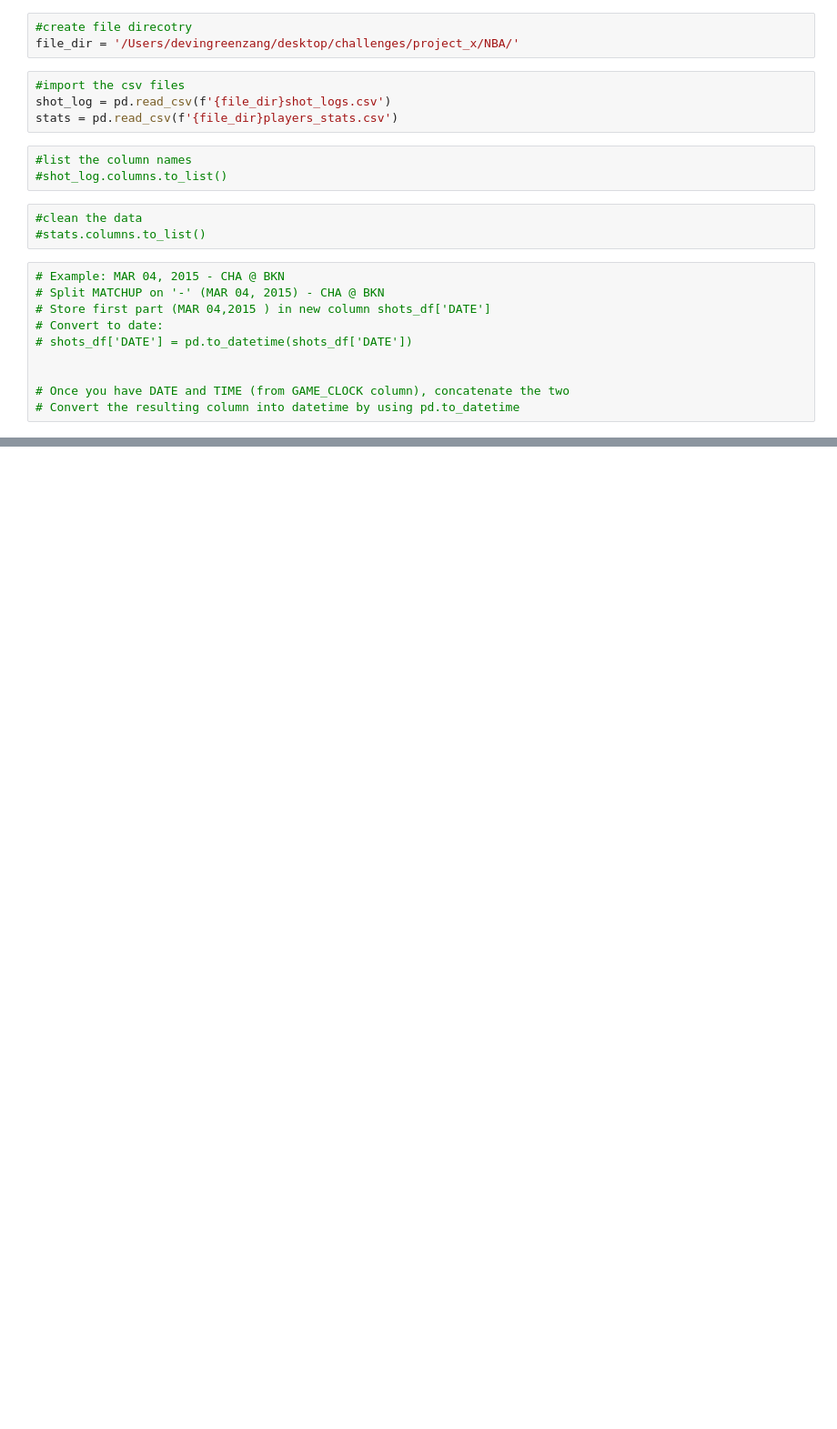
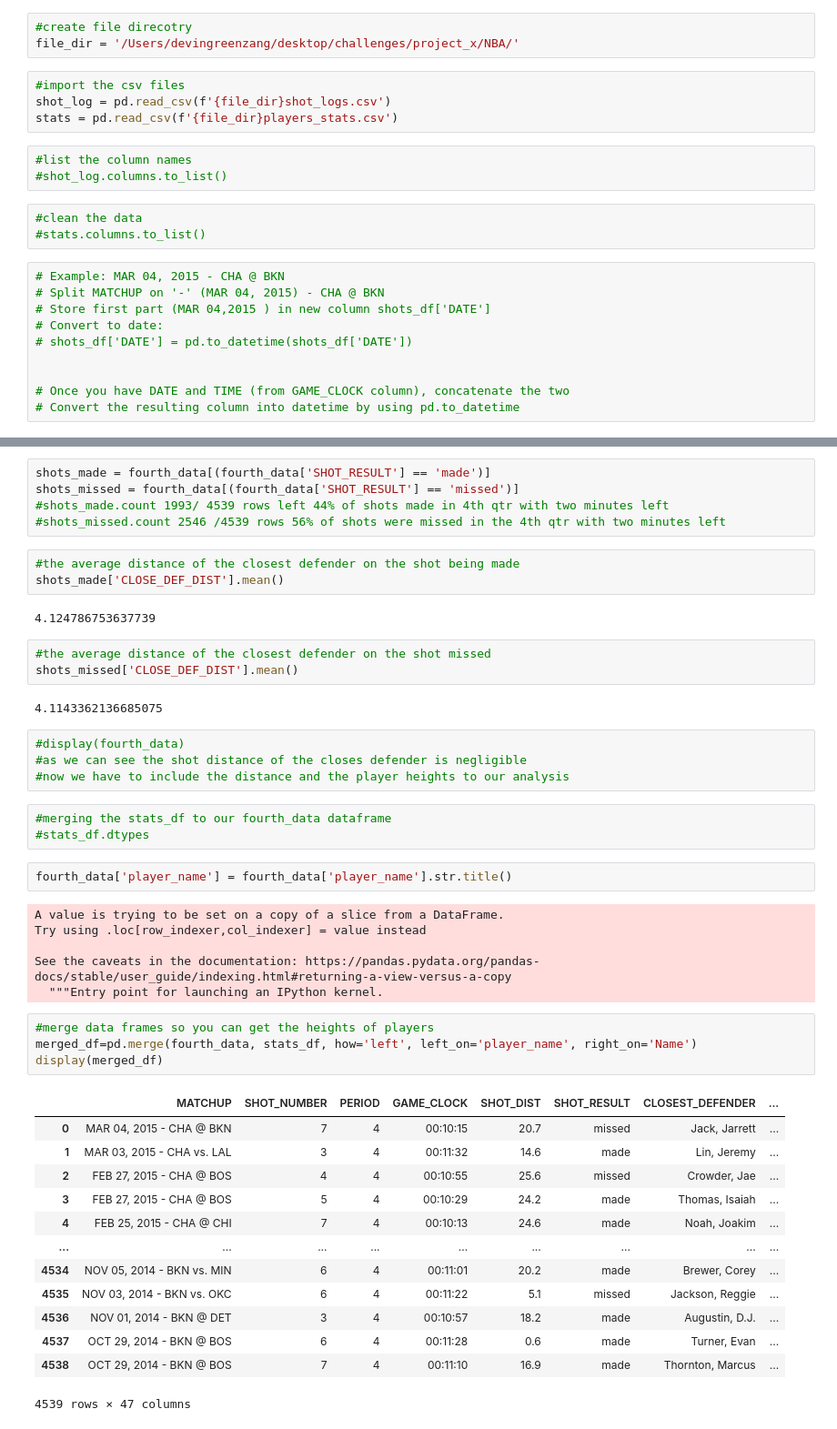
Before and after one commit to Deving789/NBA_Final-Project, a Jupyter notebook: project_x.ipynb, the cells around one changed output, grey strips where cells are left out. Shown at 91% size. Cells and saved outputs as stored; diff of their text form; blank space fills up the shorter version.

```diff
--- a/project_x.ipynb
+++ b/project_x.ipynb
@@ -120,0 +110,48 @@ print(shots_df)
+# %%
+shots_made = fourth_data[(fourth_data['SHOT_RESULT'] == 'made')]
+shots_missed = fourth_data[(fourth_data['SHOT_RESULT'] == 'missed')]
+#shots_made.count 1993/ 4539 rows left 44% of shots made in 4th qtr with two minutes left
+#shots_missed.count 2546 /4539 rows 56% of shots were missed in the 4th qtr with two minutes left
+# %%
+#the average distance of the closest defender on the shot being made
+shots_made['CLOSE_DEF_DIST'].mean()
+# %% [output]
+4.124786753637739
+# %%
+#the average distance of the closest defender on the shot missed
+shots_missed['CLOSE_DEF_DIST'].mean()
+# %% [output]
+4.1143362136685075
+# %%
+#display(fourth_data)
+#as we can see the shot distance of the closes defender is negligible
+#now we have to include the distance and the player heights to our analysis
+# %%
+#merging the stats_df to our fourth_data dataframe
+#stats_df.dtypes
+# %%
+fourth_data['player_name'] = fourth_data['player_name'].str.title()
+# %% [output]
+A value is trying to be set on a copy of a slice from a DataFrame.
+Try using .loc[row_indexer,col_indexer] = value instead
+
+See the caveats in the documentation: https://pandas.pydata.org/pandas-docs/stable/user_guide/indexing.html#returning-a-view-versus-a-copy
+  """Entry point for launching an IPython kernel.
+# %%
+#merge data frames so you can get the heights of players
+merged_df=pd.merge(fourth_data, stats_df, how='left', left_on='player_name', right_on='Name')
+display(merged_df)
+# %% [output]
+|  | MATCHUP | SHOT_NUMBER | PERIOD | GAME_CLOCK | SHOT_DIST | SHOT_RESULT | CLOSEST_DEFENDER | ... |
+| 0 | MAR 04, 2015 - CHA @ BKN | 7 | 4 | 00:10:15 | 20.7 | missed | Jack, Jarrett | ... |
+| 1 | MAR 03, 2015 - CHA vs. LAL | 3 | 4 | 00:11:32 | 14.6 | made | Lin, Jeremy | ... |
+| 2 | FEB 27, 2015 - CHA @ BOS | 4 | 4 | 00:10:55 | 25.6 | missed | Crowder, Jae | ... |
+| 3 | FEB 27, 2015 - CHA @ BOS | 5 | 4 | 00:10:29 | 24.2 | made | Thomas, Isaiah | ... |
+| 4 | FEB 25, 2015 - CHA @ CHI | 7 | 4 | 00:10:13 | 24.6 | made | Noah, Joakim | ... |
+| ... | ... | ... | ... | ... | ... | ... | ... | ... |
+| 4534 | NOV 05, 2014 - BKN vs. MIN | 6 | 4 | 00:11:01 | 20.2 | made | Brewer, Corey | ... |
+| 4535 | NOV 03, 2014 - BKN vs. OKC | 6 | 4 | 00:11:22 | 5.1 | missed | Jackson, Reggie | ... |
+| 4536 | NOV 01, 2014 - BKN @ DET | 3 | 4 | 00:10:57 | 18.2 | made | Augustin, D.J. | ... |
+| 4537 | OCT 29, 2014 - BKN @ BOS | 6 | 4 | 00:11:28 | 0.6 | made | Turner, Evan | ... |
+| 4538 | OCT 29, 2014 - BKN @ BOS | 7 | 4 | 00:11:10 | 16.9 | made | Thornton, Marcus | ... |
+4539 rows × 47 columns
```
Also changed, not shown: parts of 14 cells of this notebook.
